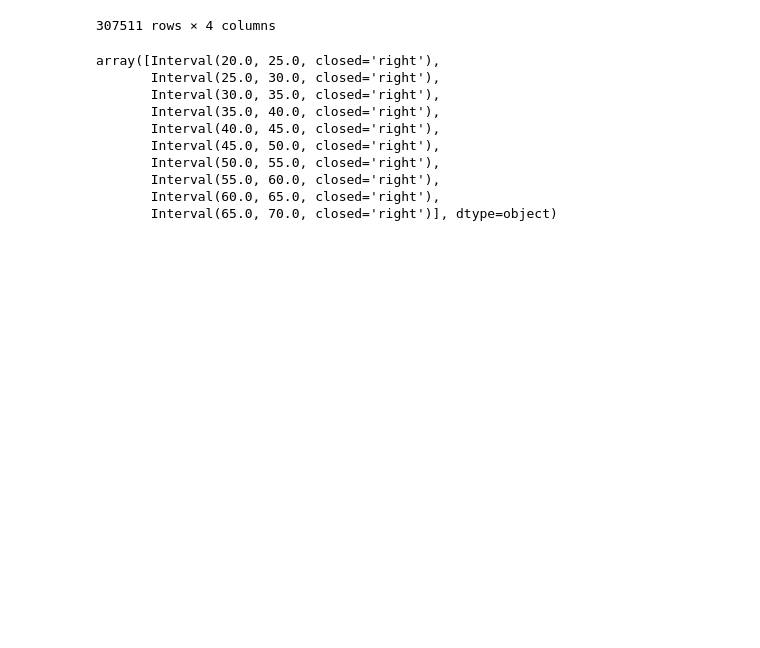
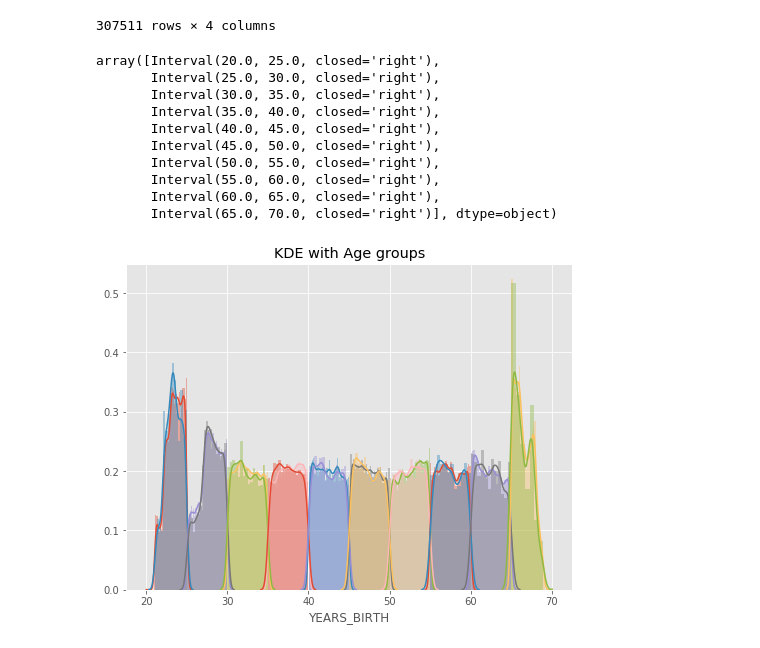
Before and after one commit to jttsai1994/4th-ML100Days, a Jupyter notebook: homework/Day_016_HW.ipynb, the cells around one changed output. Cells and saved outputs as stored; diff of their text form; code cells hidden in the pictures; blank space fills up the shorter version.

Commit message:
Day16_HW 了解變數分布狀態: Bar & KDE (density plot) 20200317

```diff
--- a/homework/Day_016_HW.ipynb
+++ b/homework/Day_016_HW.ipynb
@@ -133,19 +134,21 @@ array([Interval(20.0, 25.0, closed='right'),
 # %%
 # 繪圖前先排序 / 分組
 """
 Your Code Here
 """
-year_group_sorted = age_data.sort_index()
+year_group_sorted = np.sort(age_data['YEARS_BINNED'].unique())
 
 plt.figure(figsize=(8,6))
 for i in range(len(year_group_sorted)):
     sns.distplot(age_data.loc[(age_data['YEARS_BINNED'] == year_group_sorted[i]) & \
                               (age_data['TARGET'] == 0), 'YEARS_BIRTH'], label = str(year_group_sorted[i]))
 
     sns.distplot(age_data.loc[(age_data['YEARS_BINNED'] == year_group_sorted[i]) & \
                               (age_data['TARGET'] == 1), 'YEARS_BIRTH'], label = str(year_group_sorted[i]))
 plt.title('KDE with Age groups')
 plt.show()
+# %% [output]
+[figure, added]
 # %%
 # 計算每個年齡區間的 Target、DAYS_BIRTH與 YEARS_BIRTH 的平均值
 age_groups  = age_data.groupby('YEARS_BINNED').mean()
```
Also changed, not shown: parts of 3 cells of this notebook.
